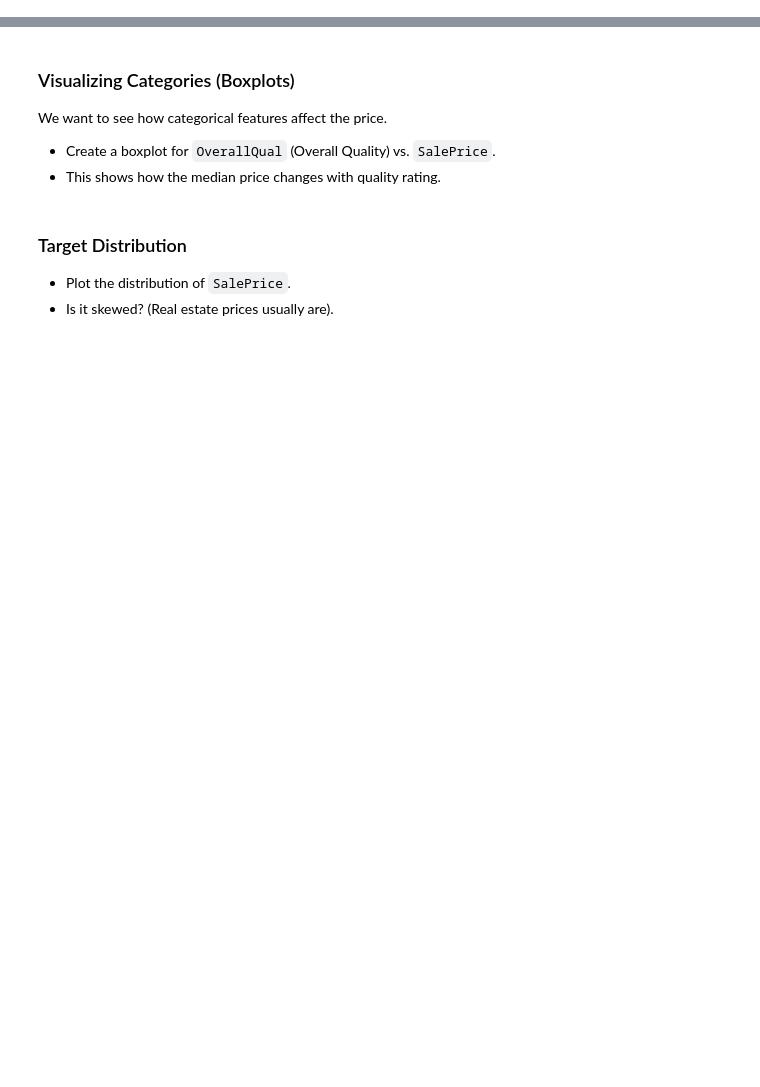
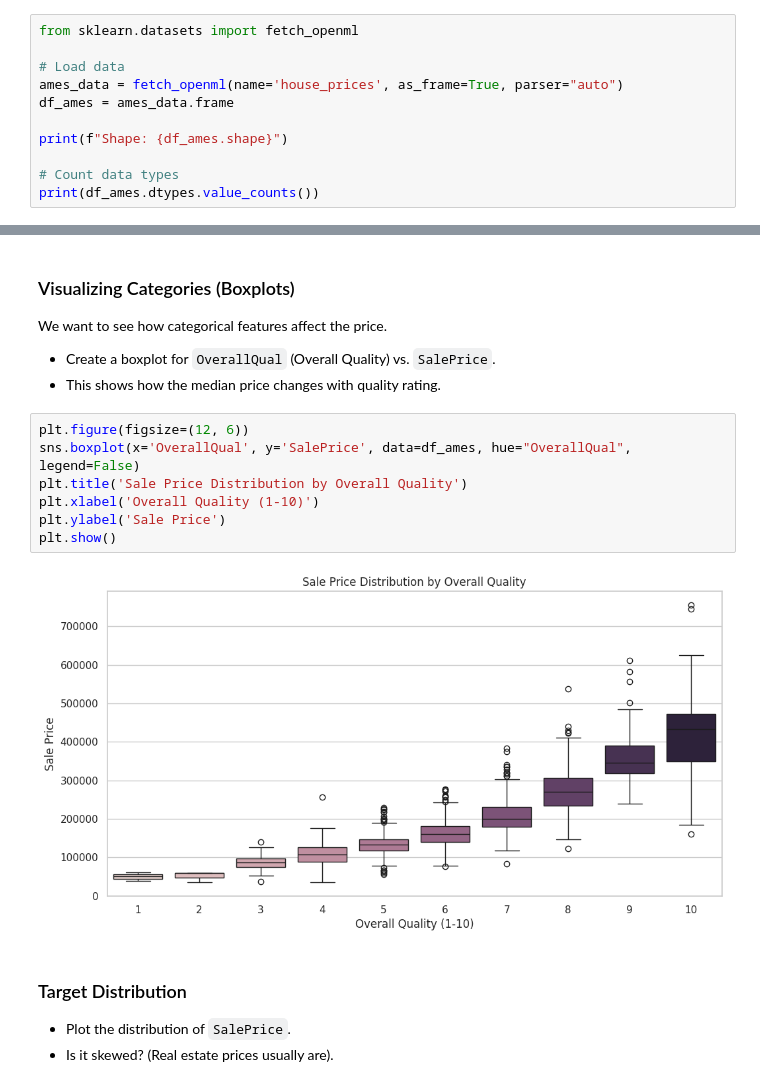
Before and after one commit to UG-Team-Data-Science/ml-workshop, a Jupyter notebook: src/S01 Introduction to Machine Learning/S01C03 Exploratory Data Analysis (EDA).ipynb, the cells around one changed output, grey strips where cells are left out. Cells and saved outputs as stored; diff of their text form; blank space fills up the shorter version.

```diff
--- a/src/S01 Introduction to Machine Learning/S01C03 Exploratory Data Analysis (EDA).ipynb
+++ b/src/S01 Introduction to Machine Learning/S01C03 Exploratory Data Analysis (EDA).ipynb
@@ -123,3 +167,14 @@ Now, apply these techniques to the ****Ames Housing dataset****. This dataset is
 -   Load the dataset.
 -   Print the shape.
 -   Identify how many columns are numerical vs. categorical (object).
+# %%
+from sklearn.datasets import fetch_openml
+
+# Load data
+ames_data = fetch_openml(name='house_prices', as_frame=True, parser="auto")
+df_ames = ames_data.frame
+
+print(f"Shape: {df_ames.shape}")
+
+# Count data types
+print(df_ames.dtypes.value_counts())
@@ -137,6 +220,15 @@ We want to see how categorical features affect the price.
 
 -   Create a boxplot for `OverallQual` (Overall Quality) vs. `SalePrice`.
 -   This shows how the median price changes with quality rating.
+# %%
+plt.figure(figsize=(12, 6))
+sns.boxplot(x='OverallQual', y='SalePrice', data=df_ames, hue="OverallQual", legend=False)
+plt.title('Sale Price Distribution by Overall Quality')
+plt.xlabel('Overall Quality (1-10)')
+plt.ylabel('Sale Price')
+plt.show()
+# %% [output]
+[figure, added]
 # %% [markdown]
 ### Target Distribution
 
```
Also changed, not shown: parts of 9 cells of this notebook, 8 other files.
